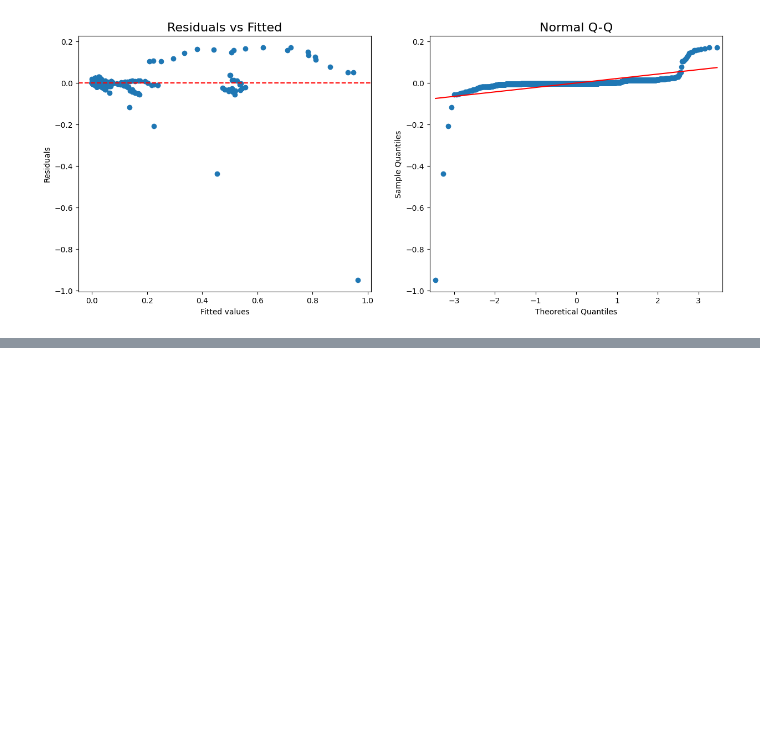
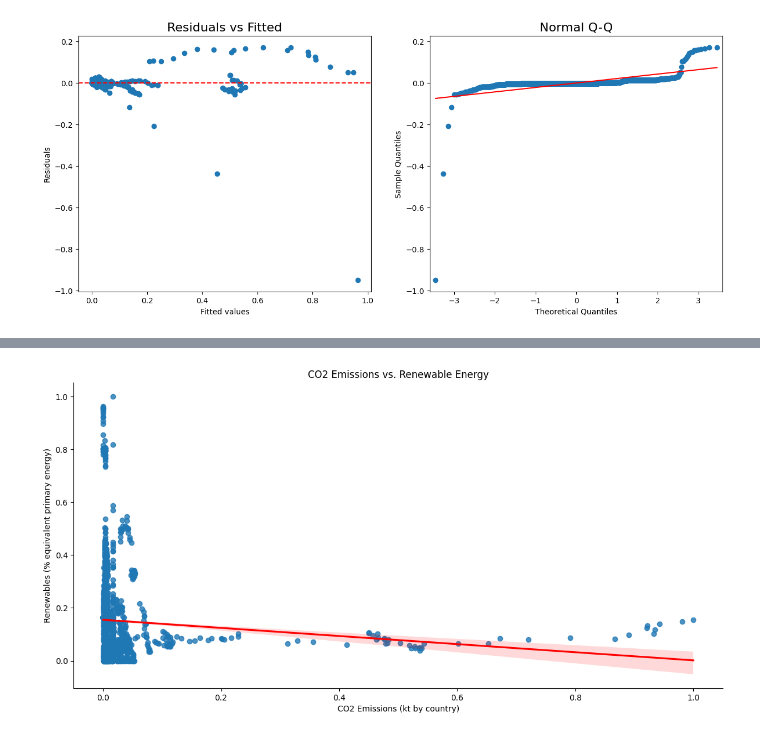
Before and after one commit to Annas-khan424/Data-visualisation, a Jupyter notebook: main.ipynb, the cells around one changed output, grey strips where cells are left out. Cells and saved outputs as stored; diff of their text form; code cells hidden in the pictures; blank space fills up the shorter version.

```diff
--- a/main.ipynb
+++ b/main.ipynb
@@ -600,0 +702,10 @@ plt.show()
+# %%
+
+# Plotting the data using seaborn lmplot
+sns.lmplot(x='Value_co2_emissions_kt_by_country', y='Renewables (% equivalent primary energy)', data=df, aspect=2, height=6, line_kws={'color': 'red'})
+plt.title('CO2 Emissions vs. Renewable Energy')
+plt.xlabel('CO2 Emissions (kt by country)')
+plt.ylabel('Renewables (% equivalent primary energy)')
+plt.show()
+# %% [output]
+[figure, added]
```
Also changed, not shown: parts of 11 cells of this notebook.
